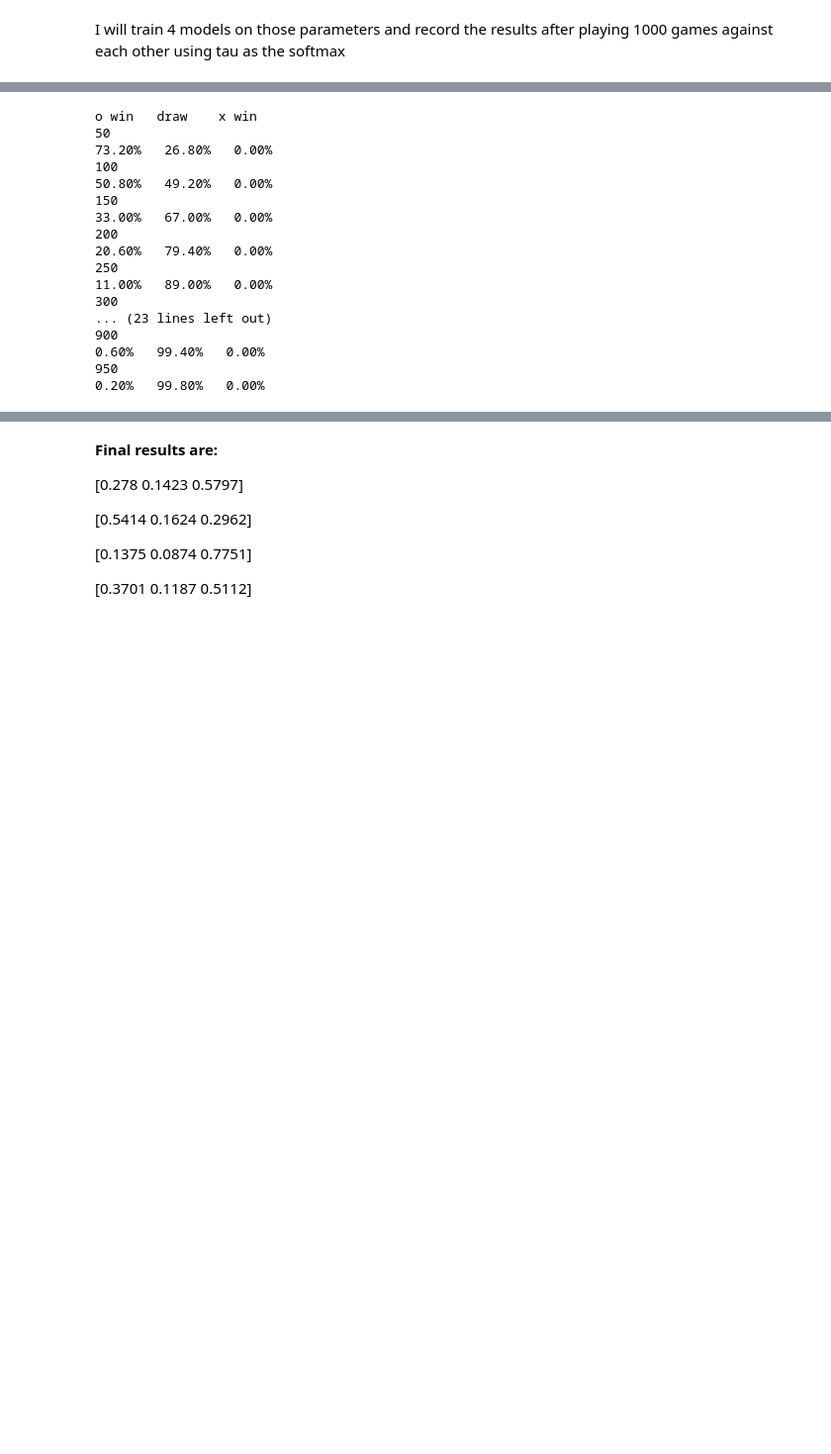
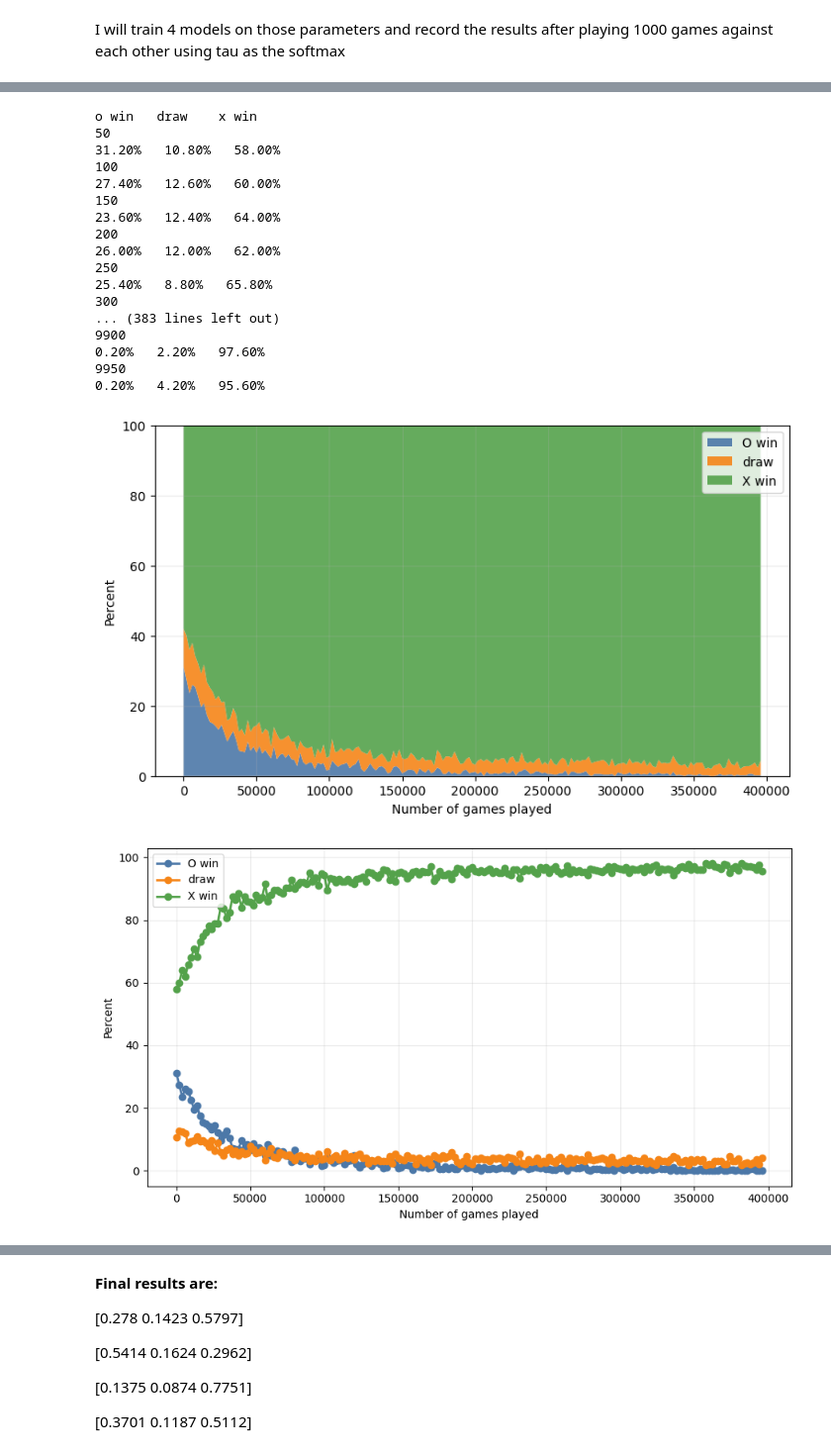
Before and after one commit to peterladur/Reinforcement-Learning-Research-Project, a Jupyter notebook: Part 1: Tic Tac Toe/results_and_analysis.ipynb, the cells around one changed output, grey strips where cells are left out. Shown at 99% size. Cells and saved outputs as stored; diff of their text form; code cells hidden in the pictures; blank space fills up the shorter version.

```diff
--- a/Part 1: Tic Tac Toe/results_and_analysis.ipynb
+++ b/Part 1: Tic Tac Toe/results_and_analysis.ipynb
@@ -180,23 +190,26 @@ print(results[-1, :])
 # %%
-Q_Table_X_Perfect, results = qlb.perform_training('x', 'perfect', NUMBER_OF_BATCHES, BATCH_SIZE, True, alpha, tau)
+Q_Table_X_Random, results = qlb.perform_training('x', 'random', NUMBER_OF_BATCHES, BATCH_SIZE, True, alpha, tau)
+qlb.plot_triplet_ratios(results, BATCH_SIZE, NUMBER_OF_BATCHES)
 # %% [output]
 o win   draw    x win
 50
-73.20%   26.80%   0.00%
+31.20%   10.80%   58.00%
 100
-50.80%   49.20%   0.00%
+27.40%   12.60%   60.00%
 150
-33.00%   67.00%   0.00%
+23.60%   12.40%   64.00%
 200
-20.60%   79.40%   0.00%
+26.00%   12.00%   62.00%
 250
-11.00%   89.00%   0.00%
+25.40%   8.80%   65.80%
 300
-... (23 lines left out)
-900
-0.60%   99.40%   0.00%
-950
-0.20%   99.80%   0.00%
+... (383 lines left out)
+9900
+0.20%   2.20%   97.60%
+9950
+0.20%   4.20%   95.60%
+[figure, added]
+[figure, added]
 # %%
 
 number_of_games_in_the_match = 10000
```
Also changed, not shown: parts of 8 cells of this notebook, 3 other files.
